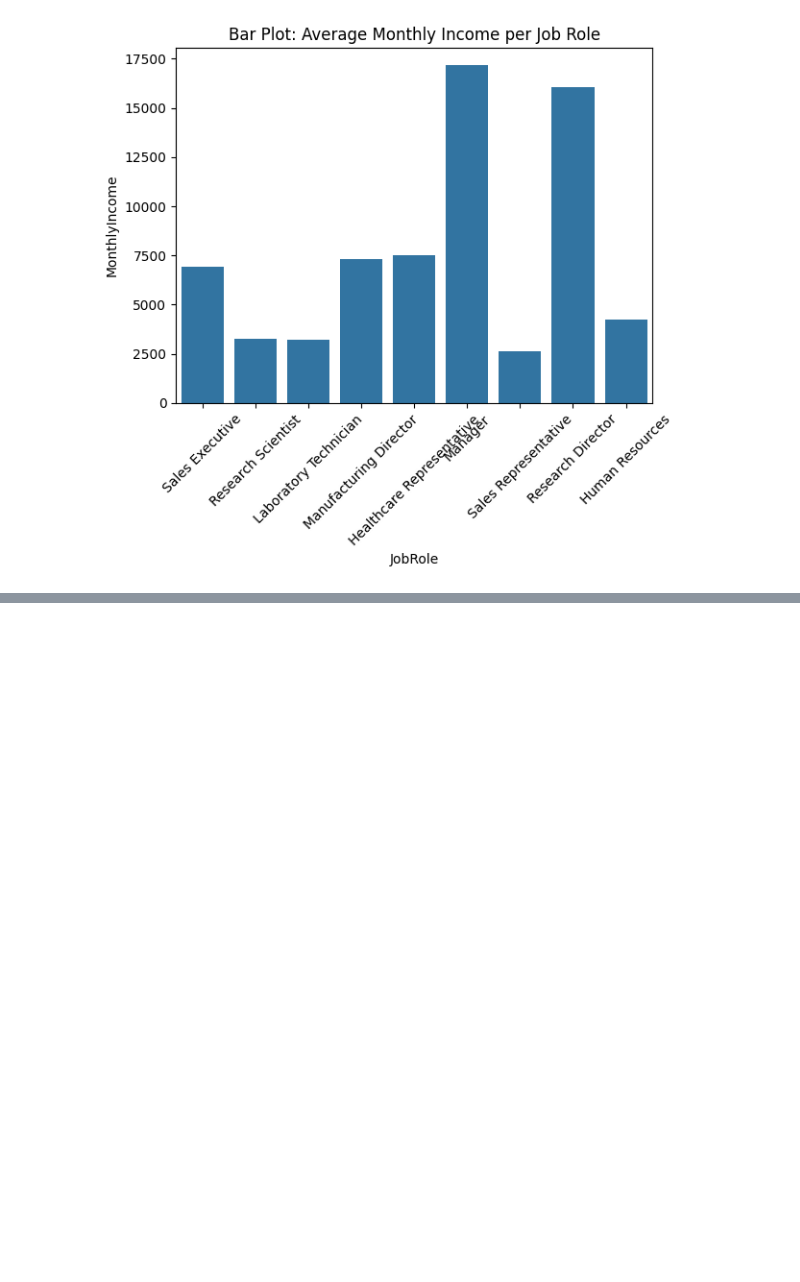
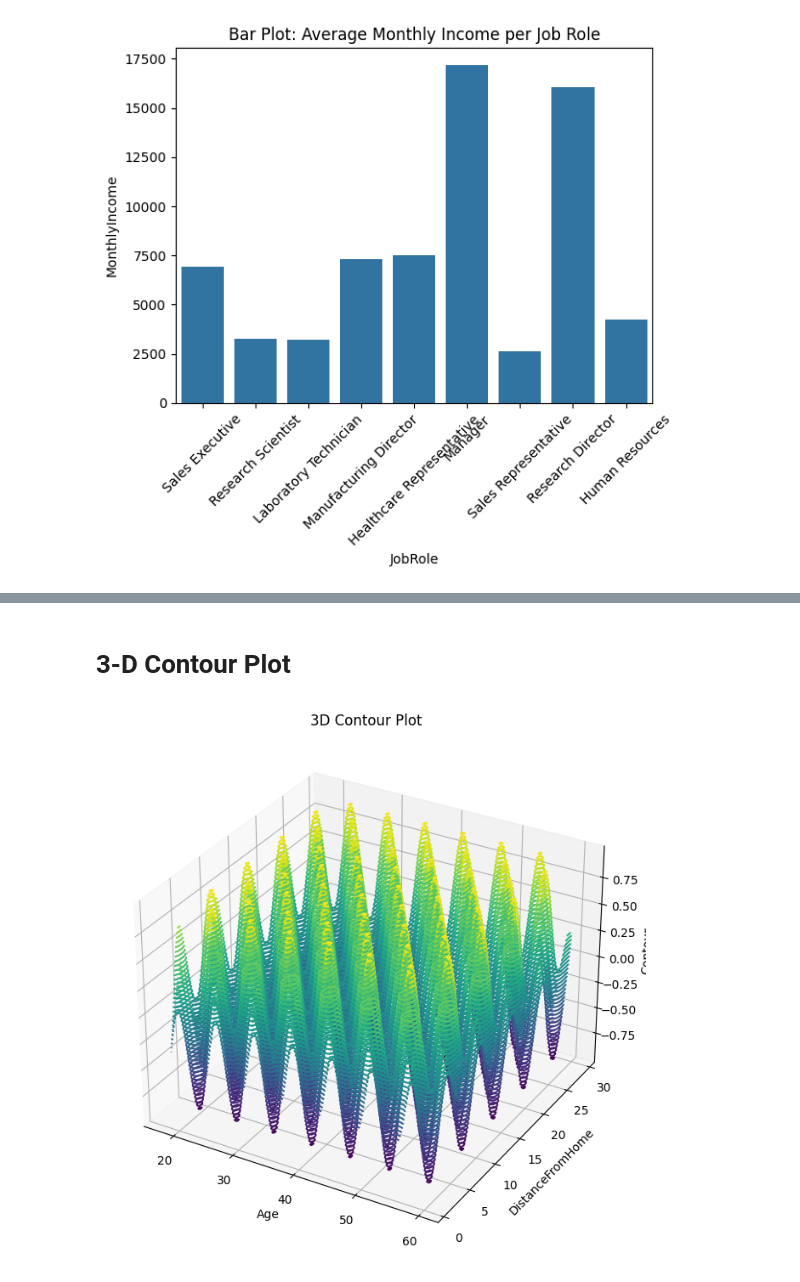
Before and after one commit to PrakulSmarty/EDA_Theory_03, a Jupyter notebook: Module4_21BDS0003.ipynb, the cells around one changed output, grey strips where cells are left out. Cells and saved outputs as stored; diff of their text form; code cells hidden in the pictures; blank space fills up the shorter version.

```diff
--- a/Module4_21BDS0003.ipynb
+++ b/Module4_21BDS0003.ipynb
@@ -264,0 +400,19 @@ The `ci` parameter is deprecated. Use `errorbar=None` for the same effect.
+# %% [markdown]
+# 3-D Contour Plot
+# %%
+from mpl_toolkits.mplot3d import Axes3D
+
+fig = plt.figure(figsize=(10, 8))
+ax = fig.add_subplot(111, projection='3d')
+x = np.linspace(df['Age'].min(), df['Age'].max(), 100)
+y = np.linspace(df['DistanceFromHome'].min(), df['DistanceFromHome'].max(), 100)
+X, Y = np.meshgrid(x, y)
+Z = np.sin(X) * np.cos(Y)  # Example function
+ax.contour3D(X, Y, Z, 50, cmap='viridis')
+ax.set_xlabel('Age')
+ax.set_ylabel('DistanceFromHome')
+ax.set_zlabel('Contour')
+plt.title('3D Contour Plot')
+plt.show()
+# %% [output]
+[figure, added]
```
Also changed, not shown: parts of 27 cells of this notebook.
